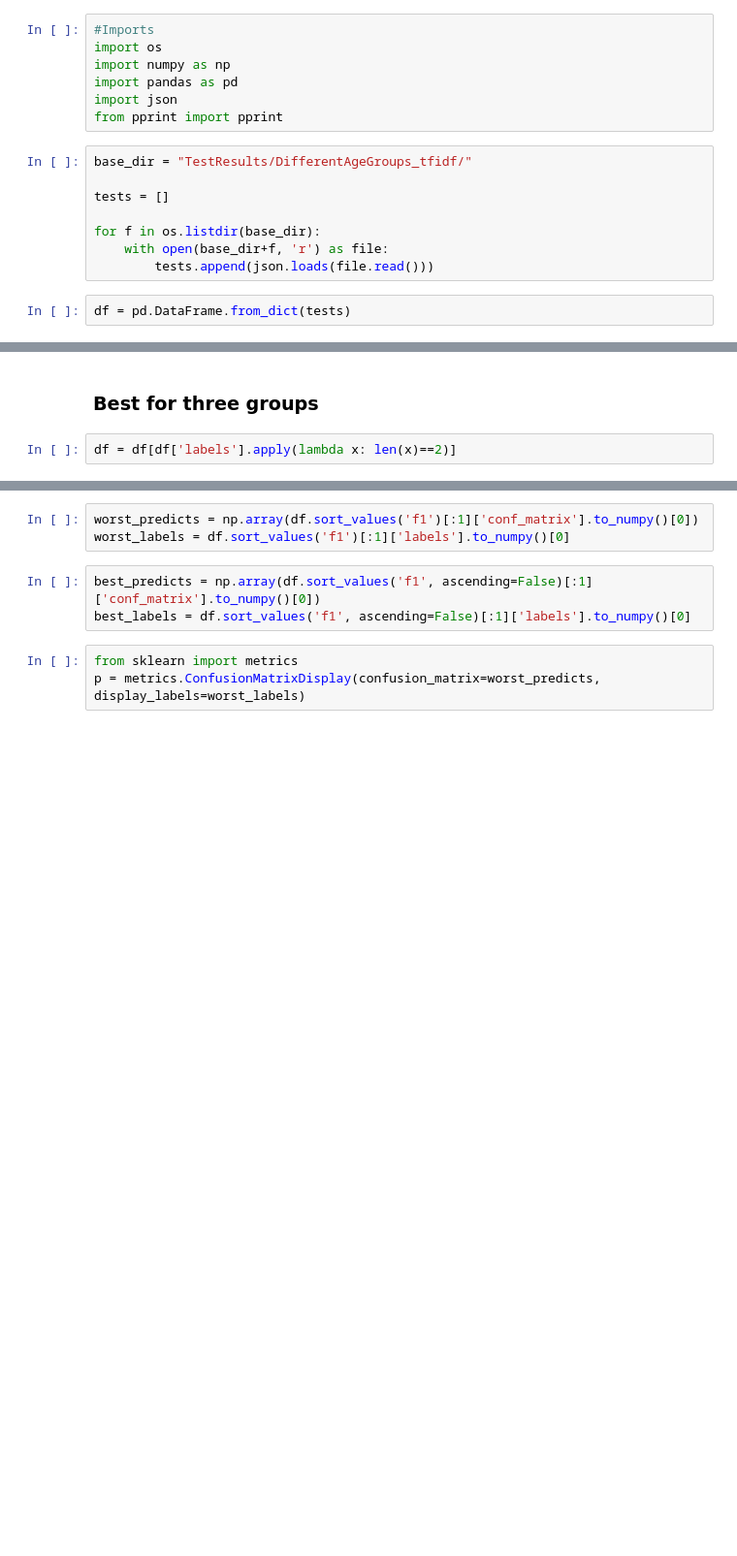
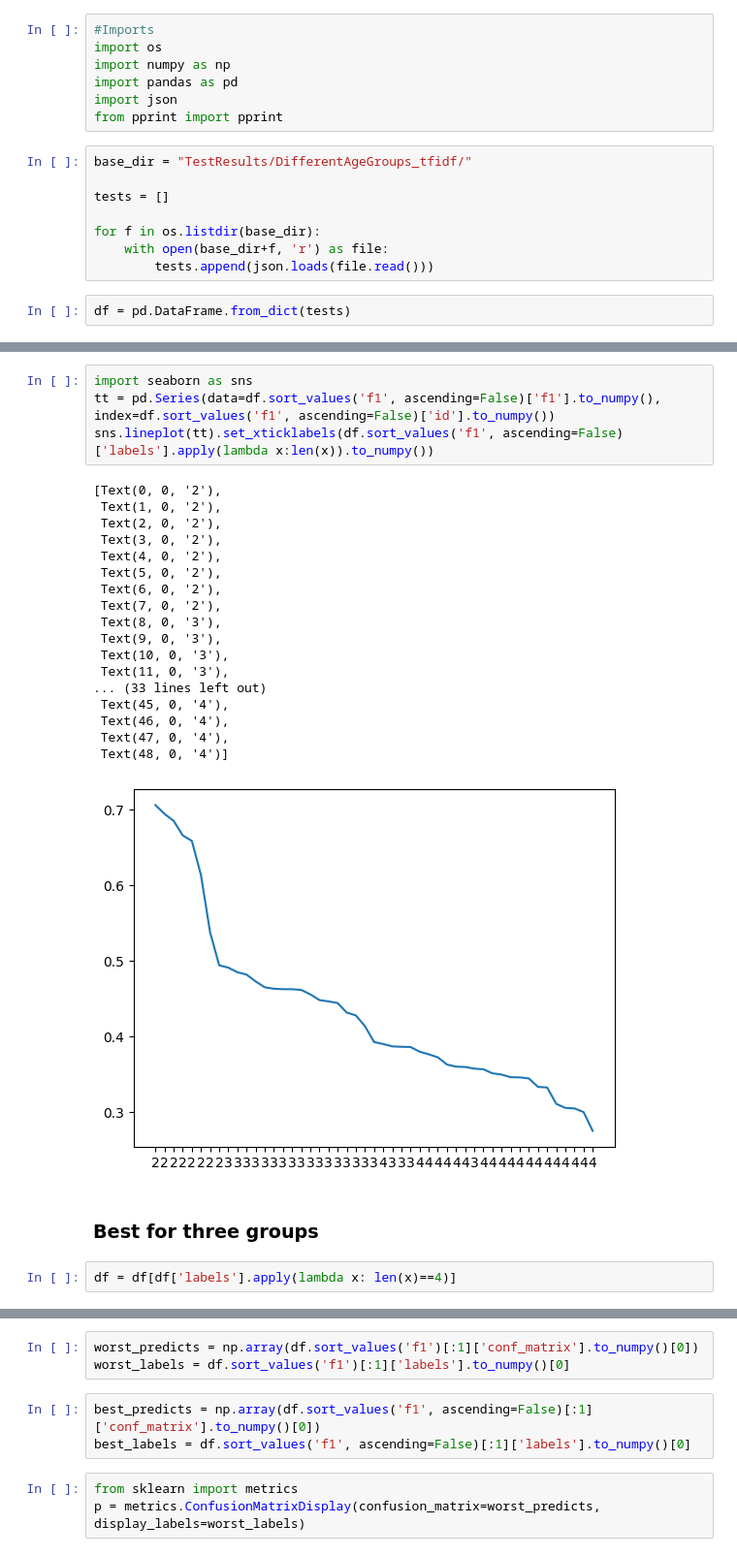
Before and after one commit to TurkuNLP/TCBC_feature_analysis, a Jupyter notebook: StudyDifferentAgeGroups.ipynb, the cells around one changed output, grey strips where cells are left out. Shown at 97% size. Cells and saved outputs as stored; diff of their text form; blank space fills up the shorter version.

```diff
--- a/StudyDifferentAgeGroups.ipynb
+++ b/StudyDifferentAgeGroups.ipynb
@@ -38,7 +38,30 @@ print(df.sort_values('f1', ascending=False)[:10])
+# %%
+import seaborn as sns
+tt = pd.Series(data=df.sort_values('f1', ascending=False)['f1'].to_numpy(), index=df.sort_values('f1', ascending=False)['id'].to_numpy())
+sns.lineplot(tt).set_xticklabels(df.sort_values('f1', ascending=False)['labels'].apply(lambda x:len(x)).to_numpy())
+# %% [output]
+[Text(0, 0, '2'),
+ Text(1, 0, '2'),
+ Text(2, 0, '2'),
+ Text(3, 0, '2'),
+ Text(4, 0, '2'),
+ Text(5, 0, '2'),
+ Text(6, 0, '2'),
+ Text(7, 0, '2'),
+ Text(8, 0, '3'),
+ Text(9, 0, '3'),
+ Text(10, 0, '3'),
+ Text(11, 0, '3'),
+... (33 lines left out)
+ Text(45, 0, '4'),
+ Text(46, 0, '4'),
+ Text(47, 0, '4'),
+ Text(48, 0, '4')]
+[figure, added]
 # %% [markdown]
 ### Best for three groups
 # %%
-df = df[df['labels'].apply(lambda x: len(x)==2)]
+df = df[df['labels'].apply(lambda x: len(x)==4)]
 # %%
 print(df.sort_values('f1', ascending=False))
 # %% [output]
```
Also changed, not shown: parts of 4 cells of this notebook, 15 other files.
